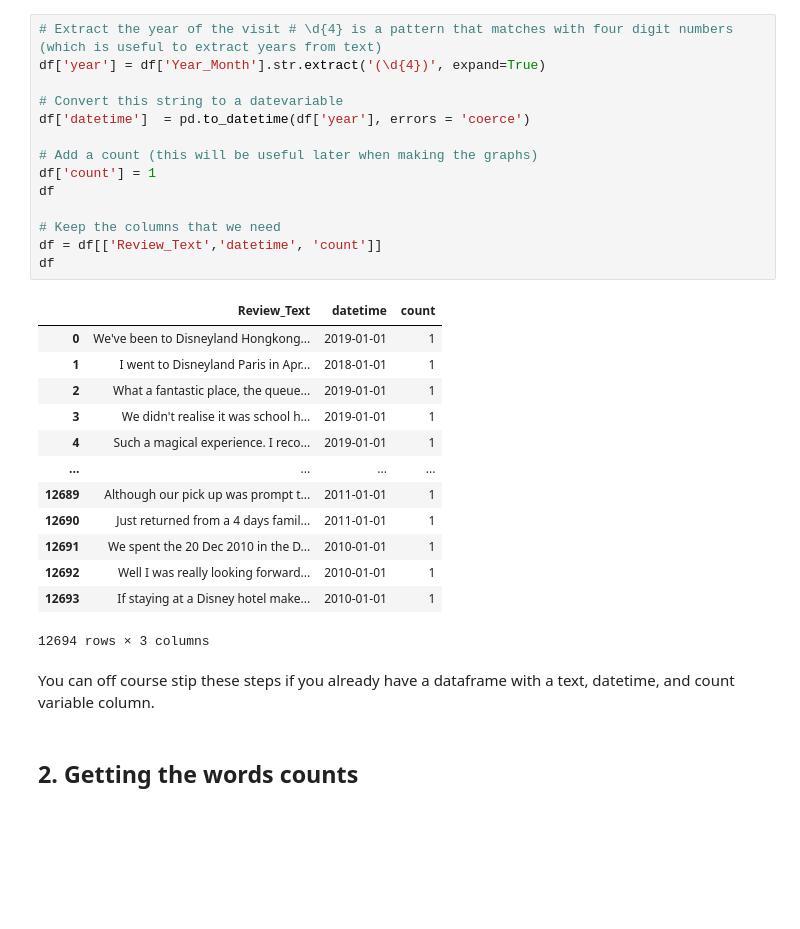
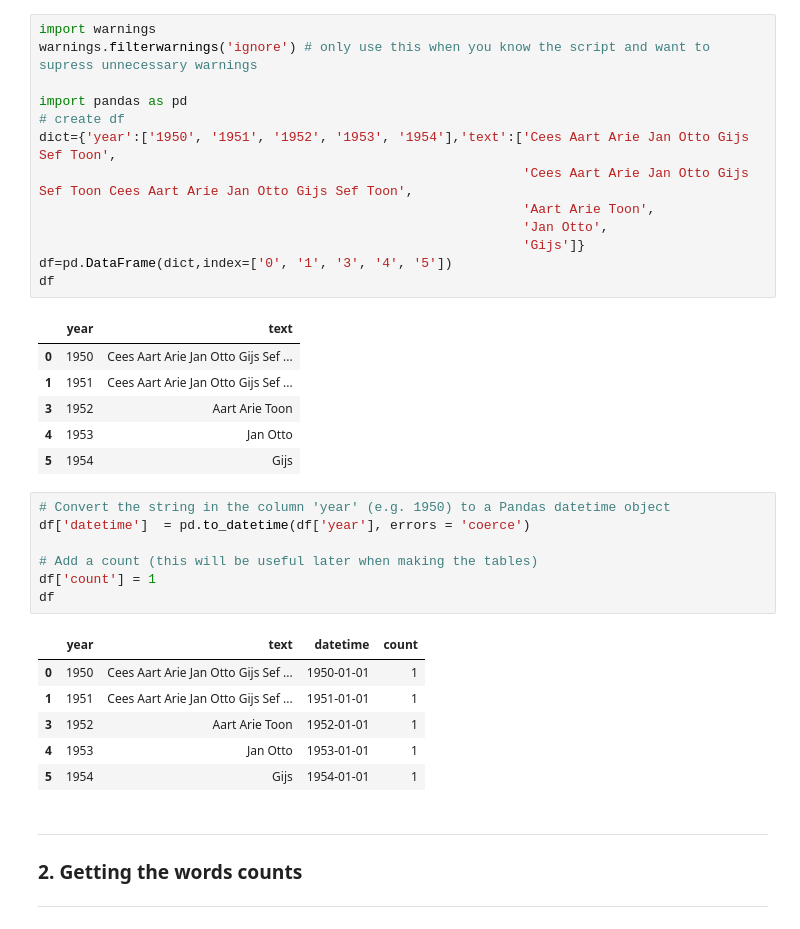
Before and after one commit to renswilderom/renswilderom.github.io, a Jupyter notebook: _notebooks/Word counts.ipynb, the cells around one changed output. Saved outputs shown, nothing was run; the diff lists cells and outputs as text; blank space fills up the shorter version.

```diff
--- a/_notebooks/Word counts.ipynb
+++ b/_notebooks/Word counts.ipynb
@@ -62,33 +11,41 @@ df
+# %%
+import warnings
+warnings.filterwarnings('ignore') # only use this when you know the script and want to supress unnecessary warnings
+
+import pandas as pd
+# create df
+dict={'year':['1950', '1951', '1952', '1953', '1954'],'text':['Cees Aart Arie Jan Otto Gijs Sef Toon',
+                                                              'Cees Aart Arie Jan Otto Gijs Sef Toon Cees Aart Arie Jan Otto Gijs Sef Toon',
+                                                              'Aart Arie Toon',
+                                                              'Jan Otto',
+                                                              'Gijs']}
+df=pd.DataFrame(dict,index=['0', '1', '3', '4', '5'])
+df
+# %% [output]
+|  | year | text |
+| 0 | 1950 | Cees Aart Arie Jan Otto Gijs Sef ... |
+| 1 | 1951 | Cees Aart Arie Jan Otto Gijs Sef ... |
+| 3 | 1952 | Aart Arie Toon |
+| 4 | 1953 | Jan Otto |
+| 5 | 1954 | Gijs |
 # %%
-# Extract the year of the visit # \d{4} is a pattern that matches with four digit numbers (which is useful to extract years from text)
-df['year'] = df['Year_Month'].str.extract('(\d{4})', expand=True)
-
-# Convert this string to a datevariable
+# Convert the string in the column 'year' (e.g. 1950) to a Pandas datetime object
 df['datetime']  = pd.to_datetime(df['year'], errors = 'coerce')
 
-# Add a count (this will be useful later when making the graphs)
+# Add a count (this will be useful later when making the tables)
 df['count'] = 1
 df
-
-# Keep the columns that we need
-df = df[['Review_Text','datetime', 'count']]
-df
 # %% [output]
-|  | Review_Text | datetime | count |
-| 0 | We've been to Disneyland Hongkong... | 2019-01-01 | 1 |
-| 1 | I went to Disneyland Paris in Apr... | 2018-01-01 | 1 |
-| 2 | What a fantastic place, the queue... | 2019-01-01 | 1 |
-| 3 | We didn't realise it was school h... | 2019-01-01 | 1 |
-| 4 | Such a magical experience. I reco... | 2019-01-01 | 1 |
-| ... | ... | ... | ... |
-| 12689 | Although our pick up was prompt t... | 2011-01-01 | 1 |
-| 12690 | Just returned from a 4 days famil... | 2011-01-01 | 1 |
-| 12691 | We spent the 20 Dec 2010 in the D... | 2010-01-01 | 1 |
-| 12692 | Well I was really looking forward... | 2010-01-01 | 1 |
-| 12693 | If staying at a Disney hotel make... | 2010-01-01 | 1 |
+|  | year | text | datetime | count |
+| 0 | 1950 | Cees Aart Arie Jan Otto Gijs Sef ... | 1950-01-01 | 1 |
+| 1 | 1951 | Cees Aart Arie Jan Otto Gijs Sef ... | 1951-01-01 | 1 |
+| 3 | 1952 | Aart Arie Toon | 1952-01-01 | 1 |
+| 4 | 1953 | Jan Otto | 1953-01-01 | 1 |
+| 5 | 1954 | Gijs | 1954-01-01 | 1 |
-12694 rows × 3 columns
-# %% [markdown]
-You can off course stip these steps if you already have a dataframe with a text, datetime, and count variable column.
 # %% [markdown]
-## 2. Getting the words counts
+***
+
+### 2. Getting the words counts
+
+***
 # %%
```
Also changed, not shown: parts of 14 cells of this notebook, 1 other file.
